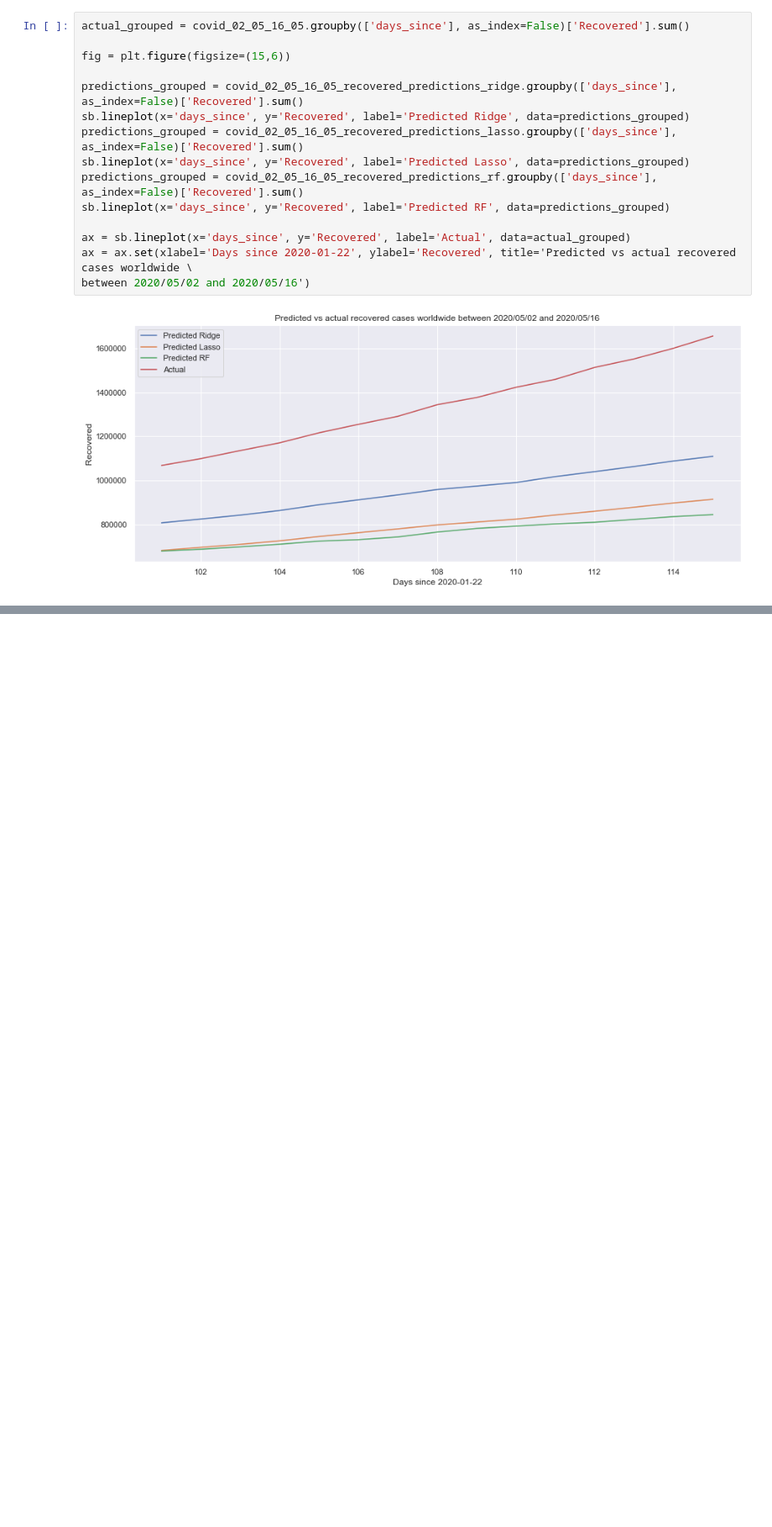
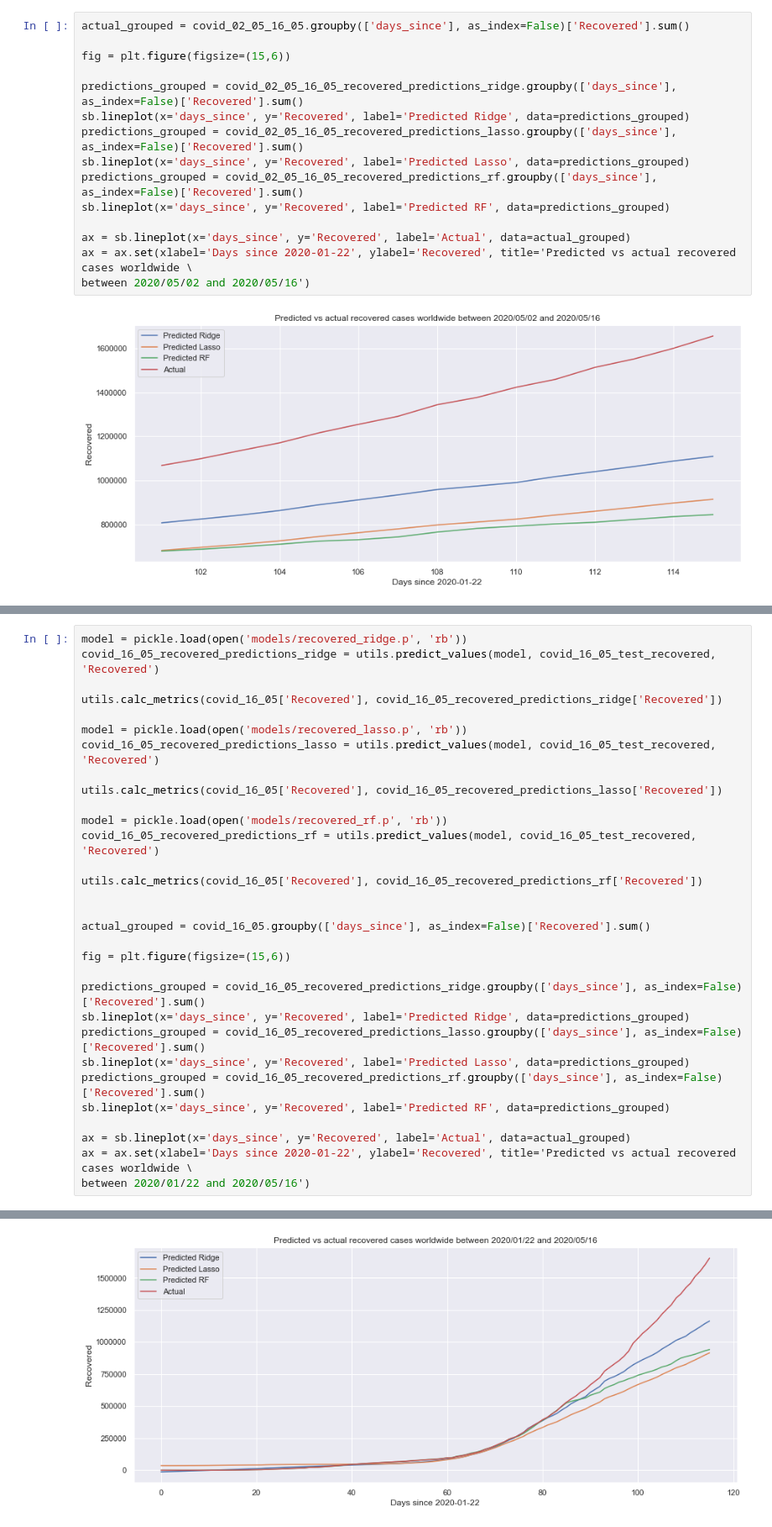
Before and after one commit to fcfalmeida/iart-covid-19, a Jupyter notebook: Notebook.ipynb, the cells around one changed output, grey strips where cells are left out. Shown: that part at 84% size. Drawn from its saved outputs; the diff is of its cells as text; blank space fills up the shorter version.

```diff
--- a/Notebook.ipynb
+++ b/Notebook.ipynb
@@ -796,0 +888,32 @@ between 2020/05/02 and 2020/05/16')
+# %%
+model = pickle.load(open('models/recovered_ridge.p', 'rb'))
+covid_16_05_recovered_predictions_ridge = utils.predict_values(model, covid_16_05_test_recovered, 'Recovered')
+
+utils.calc_metrics(covid_16_05['Recovered'], covid_16_05_recovered_predictions_ridge['Recovered'])
+
+model = pickle.load(open('models/recovered_lasso.p', 'rb'))
+covid_16_05_recovered_predictions_lasso = utils.predict_values(model, covid_16_05_test_recovered, 'Recovered')
+
+utils.calc_metrics(covid_16_05['Recovered'], covid_16_05_recovered_predictions_lasso['Recovered'])
+
+model = pickle.load(open('models/recovered_rf.p', 'rb'))
+covid_16_05_recovered_predictions_rf = utils.predict_values(model, covid_16_05_test_recovered, 'Recovered')
+
+utils.calc_metrics(covid_16_05['Recovered'], covid_16_05_recovered_predictions_rf['Recovered'])
+
+
+actual_grouped = covid_16_05.groupby(['days_since'], as_index=False)['Recovered'].sum()
+
+fig = plt.figure(figsize=(15,6))
+
+predictions_grouped = covid_16_05_recovered_predictions_ridge.groupby(['days_since'], as_index=False)['Recovered'].sum()
+sb.lineplot(x='days_since', y='Recovered', label='Predicted Ridge', data=predictions_grouped)
+predictions_grouped = covid_16_05_recovered_predictions_lasso.groupby(['days_since'], as_index=False)['Recovered'].sum()
+sb.lineplot(x='days_since', y='Recovered', label='Predicted Lasso', data=predictions_grouped)
+predictions_grouped = covid_16_05_recovered_predictions_rf.groupby(['days_since'], as_index=False)['Recovered'].sum()
+sb.lineplot(x='days_since', y='Recovered', label='Predicted RF', data=predictions_grouped)
+
+ax = sb.lineplot(x='days_since', y='Recovered', label='Actual', data=actual_grouped)
+ax = ax.set(xlabel='Days since 2020-01-22', ylabel='Recovered', title='Predicted vs actual recovered cases worldwide \
+between 2020/01/22 and 2020/05/16')
+# %% [output]
@@ -796,0 +931 @@ between 2020/05/02 and 2020/05/16')
+[figure, added]
```
Also changed, not shown: parts of 10 cells of this notebook, 3 other files.
